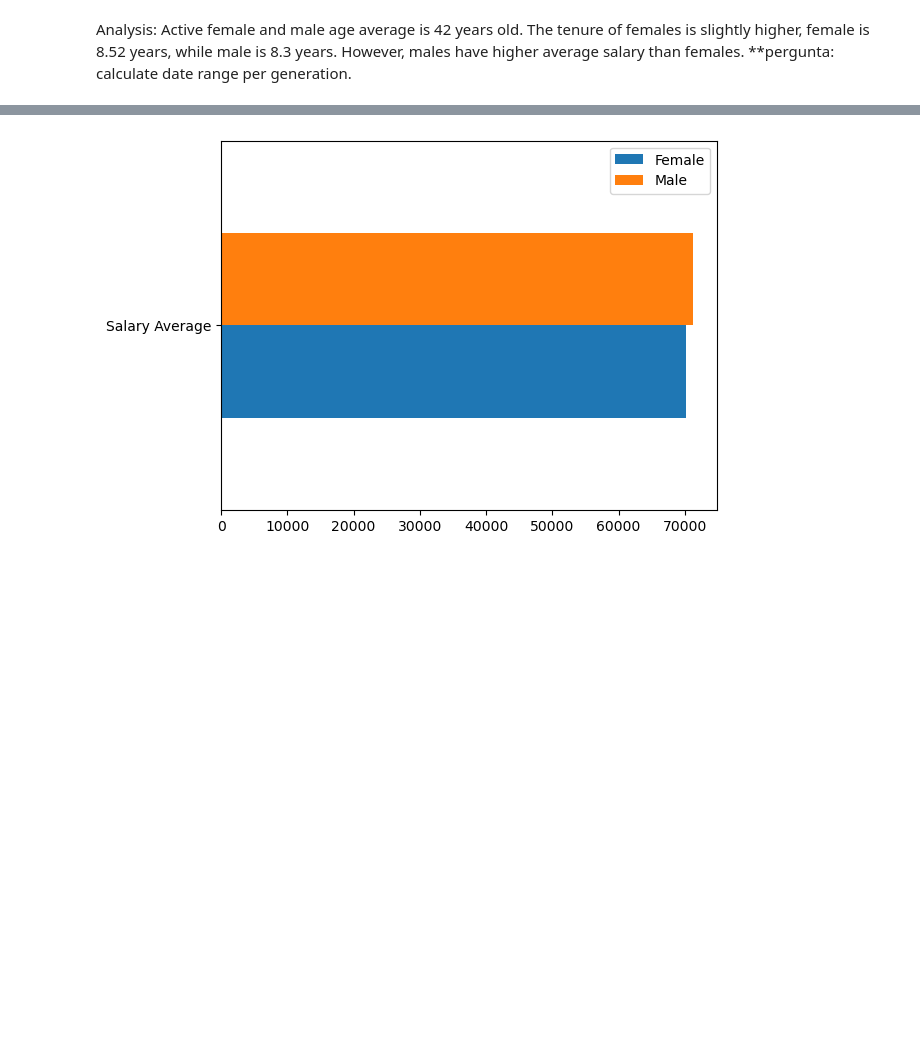
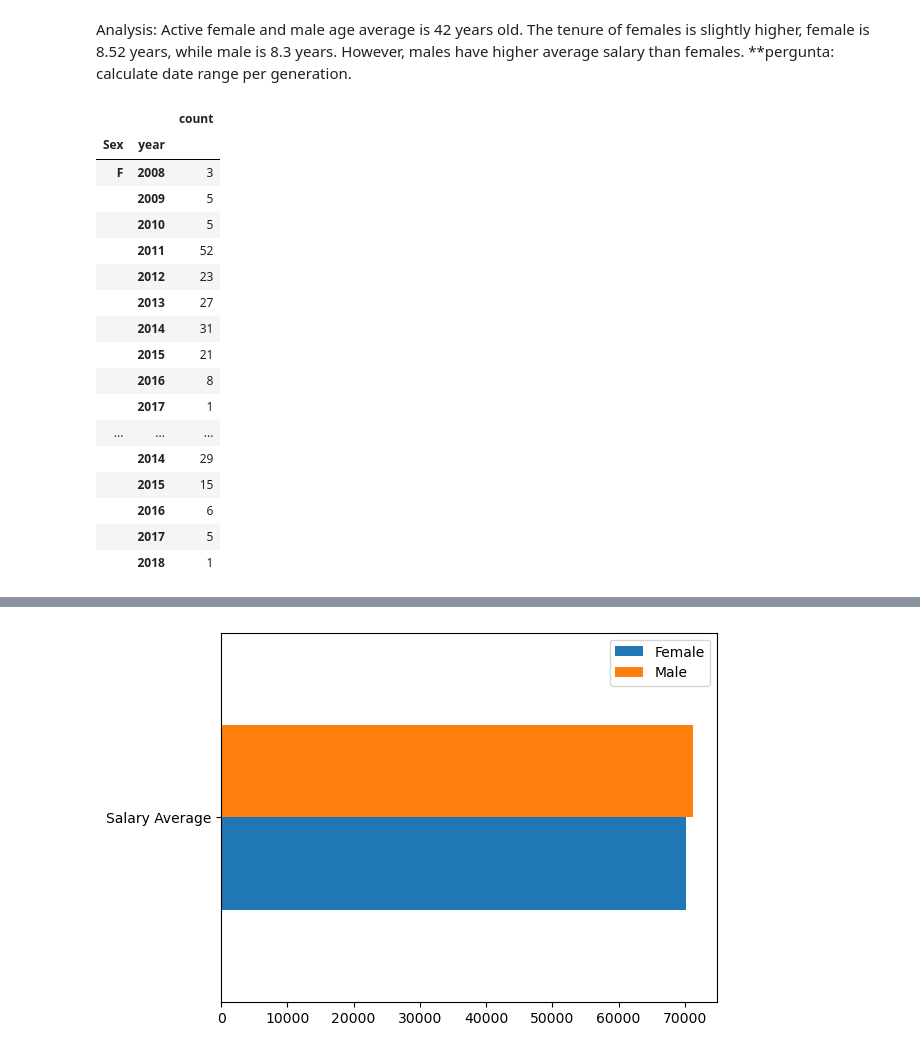
Before and after one commit to rossettifla/HRPythonproject, a Jupyter notebook: Genderdifferencesproject.ipynb, the cells around one changed output, grey strips where cells are left out. Drawn from its saved outputs; the diff is of its cells as text; code cells hidden in the pictures; blank space fills up the shorter version.

```diff
--- a/Genderdifferencesproject.ipynb
+++ b/Genderdifferencesproject.ipynb
@@ -194,3 +194,24 @@ df.groupby(['Sex','EmploymentStatus']).agg(mean_age=('Age','mean'), mean_tenure=
 # %% [markdown]
 Analysis: Active female and male age average is 42 years old. The tenure of females is slightly higher, female is 8.52 years, while male is 8.3 years. However, males have higher average salary than females.
 **pergunta: calculate date range per generation.
+# %%
+df.groupby(['Sex','year']).Sex.agg(['count'])
+# %% [output]
+|  |  | count |
+| Sex | year |  |
+| F | 2008 | 3 |
+|  | 2009 | 5 |
+|  | 2010 | 5 |
+|  | 2011 | 52 |
+|  | 2012 | 23 |
+|  | 2013 | 27 |
+|  | 2014 | 31 |
+|  | 2015 | 21 |
+|  | 2016 | 8 |
+|  | 2017 | 1 |
+| ... | ... | ... |
+|  | 2014 | 29 |
+|  | 2015 | 15 |
+|  | 2016 | 6 |
+|  | 2017 | 5 |
+|  | 2018 | 1 |
```
Also changed, not shown: parts of 1 cell of this notebook.
